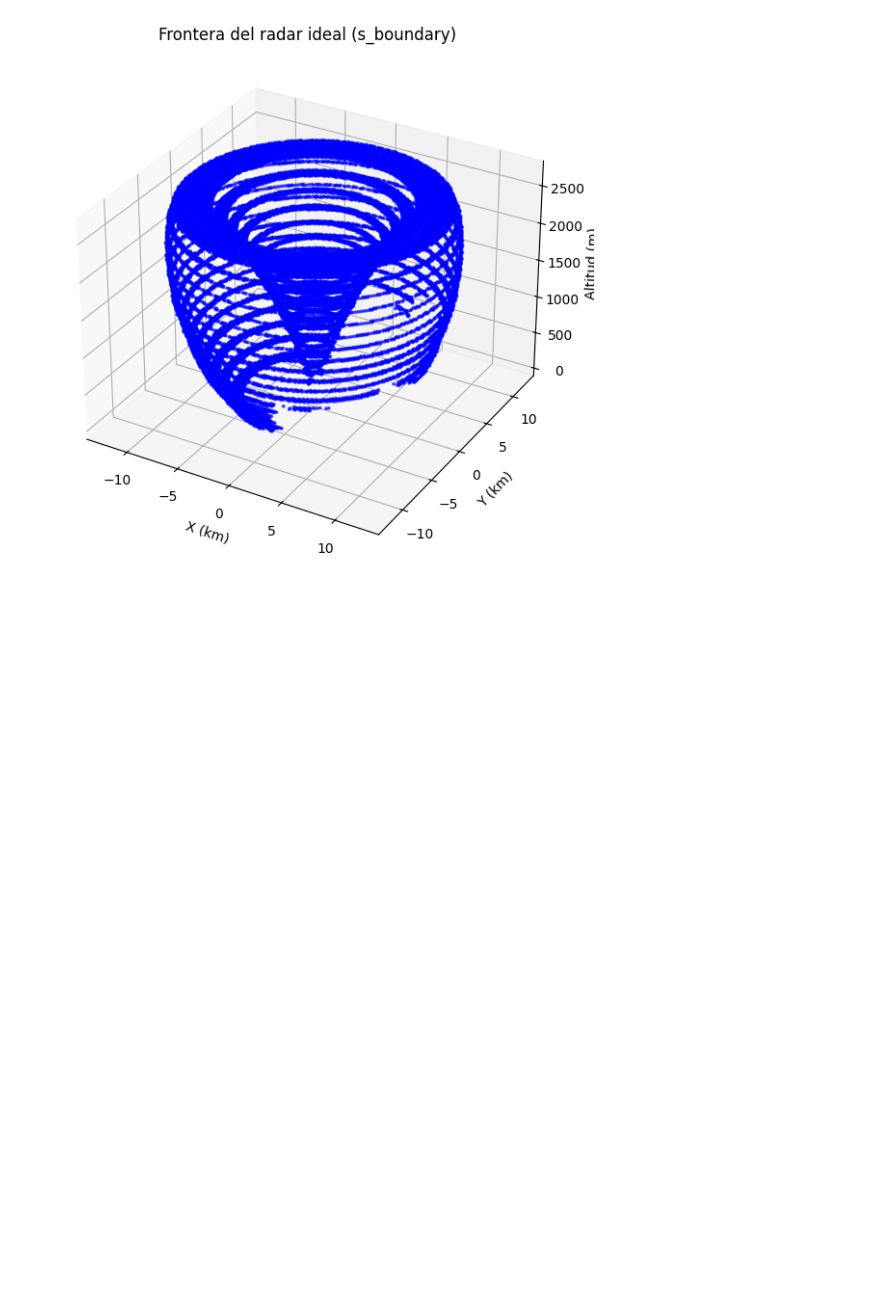
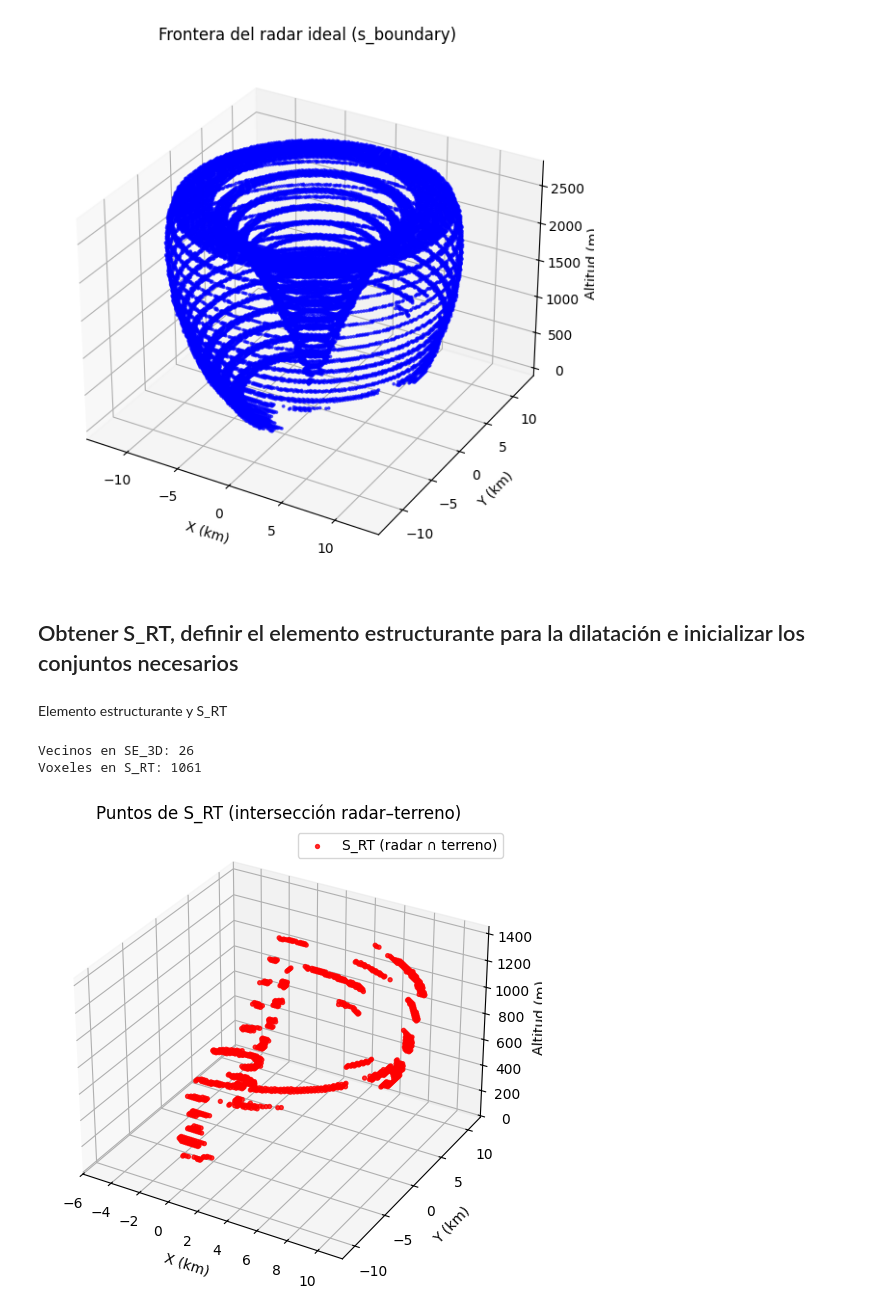
Before and after one commit to prm2419/Radar_coverage_with_DEM, a Jupyter notebook: Pruebas_tensores.ipynb, the cells around one changed output. Drawn from its saved outputs; the diff is of its cells as text; code cells hidden in the pictures; blank space fills up the shorter version.

```diff
--- a/Pruebas_tensores.ipynb
+++ b/Pruebas_tensores.ipynb
@@ -484,3 +484,70 @@ plt.show()
 # %% [output]
 Voxeles en la frontera del radar ideal: 25772
 [figure]
+# %% [markdown]
+## Obtener S_RT, definir el elemento estructurante para la dilatación e inicializar los conjuntos necesarios
+# %% [markdown]
+Elemento estructurante y S_RT
+# %%
+# Elemento estructurante 3D (SE 3D) (26 vecinos)
+
+SE_3D = [(dx, dy, dz)
+         for dx in [-1, 0, 1]
+         for dy in [-1, 0, 1]
+         for dz in [-1, 0, 1]
+         if not (dx == 0 and dy == 0 and dz == 0)]
+
+print("Vecinos en SE_3D:", len(SE_3D))  # debe ser 26
+
+# S_RT = boundary ∩ vecinos que tocan terreno
+
+S_RT_list = []
+
+for x0, y0, z0 in boundary_list:
+    is_intersecting = False
+    for dx, dy, dz in SE_3D:   # 26 vecinos
+        x1 = x0 + dx
+        y1 = y0 + dy
+        z1 = z0 + dz
+
+        if x1 < 0 or x1 >= nx or y1 < 0 or y1 >= ny or z1 < 0 or z1 >= nz:
+            continue
+
+        if grid_flags[x1, y1, z1] == 3:   # terreno
+            is_intersecting = True
+            break
+
+    if is_intersecting:
+        S_RT_list.append((x0, y0, z0))
+
+S_RT = np.array(S_RT_list)
+print("Voxeles en S_RT:", len(S_RT))
+
+# Visualizar S_RT
+
+if len(S_RT) > 0:
+    IX_rt, IY_rt, IZ_rt = S_RT[:,0], S_RT[:,1], S_RT[:,2]
+
+    X_rt = xc[IX_rt]
+    Y_rt = yc[IY_rt]
+    Z_rt = zc[IZ_rt]
+
+    fig = plt.figure(figsize=(8,6))
+    ax = fig.add_subplot(111, projection='3d')
+
+    ax.scatter(X_rt/1000.0, Y_rt/1000.0, Z_rt,
+               c='red', s=8, alpha=0.8, label='S_RT (radar ∩ terreno)')
+
+    ax.set_xlabel("X (km)")
+    ax.set_ylabel("Y (km)")
+    ax.set_zlabel("Altitud (m)")
+    ax.set_title("Puntos de S_RT (intersección radar–terreno)")
+    ax.legend()
+
+    plt.show()
+else:
+    print("S_RT está vacío.")
+# %% [output]
+Vecinos en SE_3D: 26
+Voxeles en S_RT: 1061
+[figure, added]
```
Also changed, not shown: parts of 4 cells of this notebook.
